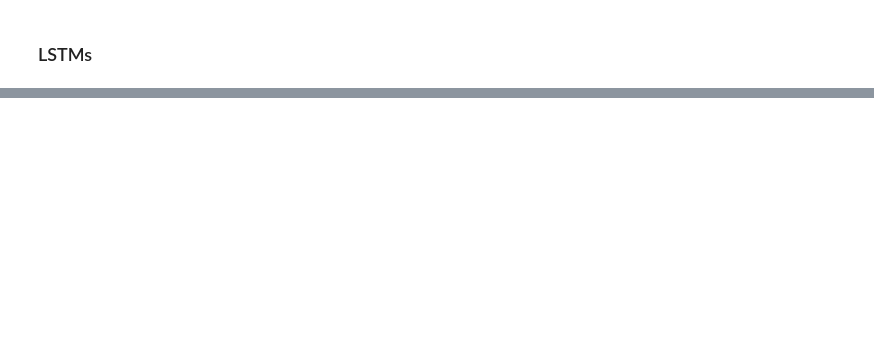
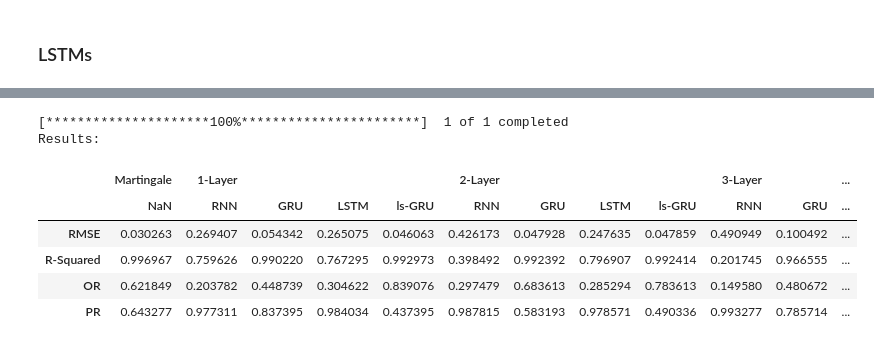
Before and after one commit to hpowers57/MLOpt_ResearchProject, a Jupyter notebook: experiments.ipynb, the cells around one changed output, grey strips where cells are left out. Cells and saved outputs as stored; diff of their text form; code cells hidden in the pictures; blank space fills up the shorter version.

```diff
--- a/experiments.ipynb
+++ b/experiments.ipynb
@@ -389,0 +511,22 @@ plt.show()
+# %%
+data = pull_data("TSLA")
+X, y = testing(data)
+
+metrics = {"RMSE": mean_squared_error, "R-Squared": r2_score, "OR": optimism_ratio, "PR": pessimism_ratio}
+models = {"Martingale": martingale,
+        "1-Layer RNN": rnn1, "1-Layer GRU": gru1, "1-Layer LSTM": lstm1, "1-Layer ls-GRU": stacked1,
+        "2-Layer RNN": rnn2, "2-Layer GRU": gru2, "2-Layer LSTM": lstm2, "2-Layer ls-GRU": stacked2,
+        "3-Layer RNN": rnn3, "3-Layer GRU": gru3, "3-Layer LSTM": lstm3, "3-Layer ls-GRU": stacked3}
+tab = tabulate(X, y, models, metrics)
+tab.columns = tab.columns.str.split(" ", expand=True)
+print("Results:")
+tab
+# %% [output]
+[*********************100%***********************]  1 of 1 completed
+Results:
+|  | Martingale | 1-Layer |  |  |  | 2-Layer |  |  |  | 3-Layer |  | ... |
+|  | NaN | RNN | GRU | LSTM | ls-GRU | RNN | GRU | LSTM | ls-GRU | RNN | GRU | ... |
+| RMSE | 0.030263 | 0.269407 | 0.054342 | 0.265075 | 0.046063 | 0.426173 | 0.047928 | 0.247635 | 0.047859 | 0.490949 | 0.100492 | ... |
+| R-Squared | 0.996967 | 0.759626 | 0.990220 | 0.767295 | 0.992973 | 0.398492 | 0.992392 | 0.796907 | 0.992414 | 0.201745 | 0.966555 | ... |
+| OR | 0.621849 | 0.203782 | 0.448739 | 0.304622 | 0.839076 | 0.297479 | 0.683613 | 0.285294 | 0.783613 | 0.149580 | 0.480672 | ... |
+| PR | 0.643277 | 0.977311 | 0.837395 | 0.984034 | 0.437395 | 0.987815 | 0.583193 | 0.978571 | 0.490336 | 0.993277 | 0.785714 | ... |
```
Also changed, not shown: parts of 24 cells of this notebook.
